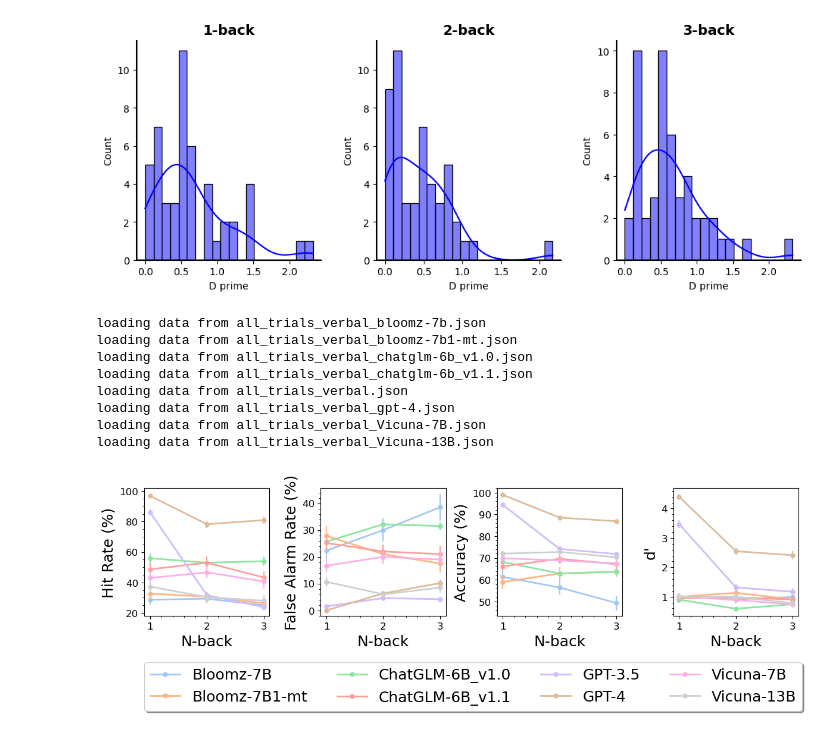
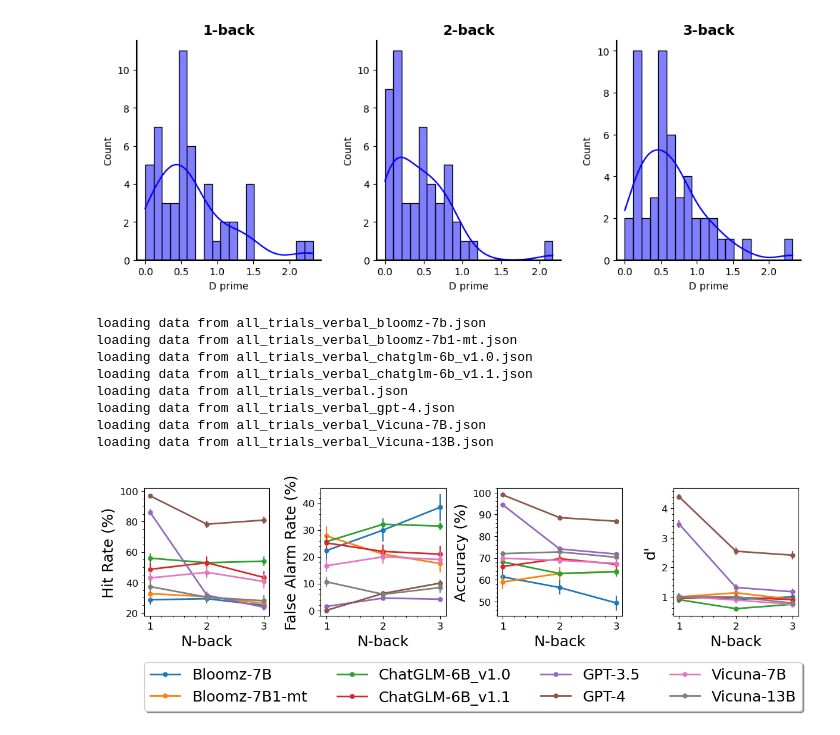
Before and after one commit to Daniel-Gong/ChatGPT-WM, a Jupyter notebook: analysis_across_exps.ipynb, the cells around one changed output. Drawn from its saved outputs; the diff is of its cells as text; code cells hidden in the pictures.

```diff
--- a/analysis_across_exps.ipynb
+++ b/analysis_across_exps.ipynb
@@ -378,18 +379,21 @@ def plot_heatmap(df, measure):
 for measure in ["hit_rate", "false_alarm_rate", "accuracy", "d_prime"]:
     plot_heatmap(df, measure)
 # %%
-# load data from multiple spatial task experiments
-def load_data_from_spatial_experiments(exps):
+
+# load data from multiple experiments
+def load_data_from_experiments(exps):
     # load data from every element in exps
-    spatial_exps = {}
+    all_exps = {}
     for exp in exps:
-        with open(exp, "r") as f:
+        file_path = os.path.join(current_dir, "results", exp)
+        with open(file_path, "r") as f:
             print("loading data from "+exp)
-            spatial_exps[exp] = json.load(f)
-    return spatial_exps
+            # path relative to the 'results' folder in the current directory + exp
+            all_exps[exp] = json.load(f)
+    return all_exps
 # %%
-exps = ['all_trials_spatial_3*3.json', 'all_trials_spatial_with_noise.json', 'all_trials_spatial_think_by_step.json', 'all_trials_spatial_3*3_feedback.json']
-spatial_exps = load_data_from_spatial_experiments(exps)
+exps = ['all_trials_spatial_3*3.json', 'all_trials_spatial_with_noise.json', 'all_trials_spatial_think_by_step.json', 'all_trials_spatial_feedback.json']
+spatial_exps = load_data_from_experiments(exps)
 
 # compute summary statistics for the spatial task experiments
 summary_stats_spatial_exps = {}
@@ -519,7 +523,7 @@ Distribution plot for d_prime:
 [figure]
 # %%
 exps = ['all_trials_spatial_3*3.json', 'all_trials_spatial_4*4.json', 'all_trials_spatial_5*5.json', 'all_trials_spatial_7*7.json']
-spatial_exps_grid = load_data_from_spatial_experiments(exps)
+spatial_exps_grid = load_data_from_experiments(exps)
 
 # compute summary statistics for the spatial task experiments
 summary_stats_spatial_exps_grid = {}
@@ -644,7 +648,7 @@ Distribution plot for d_prime:
 [figure]
 # %%
 exps = ['all_trials_spatial_3*3.json', 'all_trials_spatial_abstraction.json', 'all_trials_spatial_abstraction_2.json']
-spatial_exps_abstraction = load_data_from_spatial_experiments(exps)
+spatial_exps_abstraction = load_data_from_experiments(exps)
 
 # compute summary statistics for the spatial task experiments
 summary_stats_spatial_exps_abstraction = {}
@@ -766,50 +770,51 @@ Distribution plot for d_prime:
 [figure]
 # %%
 exps = ['all_trials_verbal_bloomz-7b.json','all_trials_verbal_bloomz-7b1-mt.json','all_trials_verbal_chatglm-6b_v1.0.json','all_trials_verbal_chatglm-6b_v1.1.json','all_trials_verbal.json','all_trials_verbal_gpt-4.json','all_trials_verbal_Vicuna-7B.json','all_trials_verbal_Vicuna-13B.json']
-spatial_exps_abstraction = load_data_from_spatial_experiments(exps)
+blocks = 30 # changed to 30 to shorten the time
+verbal_exps = load_data_from_experiments(exps)
 
-# compute summary statistics for the spatial task experiments
-summary_stats_spatial_exps_abstraction = {}
-raw_data_spatial_exps_abstraction = {}
+# compute summary statistics for the experiments
+summary_stats_exps = {}
+raw_data_exps = {}
 for exp_name in exps:
-    summary_stats_spatial_exps_abstraction[exp_name],raw_data_spatial_exps_abstraction[exp_name] = compute_summary_stats(spatial_exps_abstraction[exp_name], exp_name, n_list, blocks)
+    summary_stats_exps[exp_name],raw_data_exps[exp_name] = compute_summary_stats(verbal_exps[exp_name], exp_name, n_list, blocks)
 
-# plot performance for the spatial task experiments
+# plot performance for the experiments
 fig, axes = plt.subplots(1, 4, figsize=(12, 3), sharex=True)
 axes = axes.flatten()
-palette = sns.color_palette("pastel", n_colors=8)
+palette = sns.color_palette()
 line_styles = ['-', '-', '-', '-', '-', '-', '-', '-']
 
 for i, (measure, ylabel) in enumerate(zip(["hit_rate", "false_alarm_rate", "accuracy", "d_prime"],
                                             ["Hit Rate (%)", "False Alarm Rate (%)", "Accuracy (%)", "d'"])):
     ax = axes[i]
-    for j, (summary_stats, label) in enumerate(zip([summary_stats_spatial_exps_abstraction[exp] for exp in exps],
+    for j, (summary_stats, label) in enumerate(zip([summary_stats_exps[exp] for exp in exps],
                                     ["Bloomz-7B", "Bloomz-7B1-mt", "ChatGLM-6B_v1.0", "ChatGLM-6B_v1.1", "GPT-3.5", "GPT-4", "Vicuna-7B", "Vicuna-13B"])):
 
         ax.plot(n_list, [summary_stats[n][measure]["mean"] for n in n_list], label=label,  color=palette[j], linestyle=line_styles[j], linewidth=2,marker='o', markersize=5)
         ax.errorbar(n_list, [summary_stats[n][measure]["mean"] for n in n_list],
                     yerr=[summary_stats[n][measure]["stderr"] for n in n_list], fmt='none',  ecolor=palette[j], alpha=1)
 
     ax.set_ylabel(ylabel, fontsize=18)
     ax.grid(False)
     ax.xaxis.set_minor_locator(ticker.AutoMinorLocator())
     ax.yaxis.set_minor_locator(ticker.AutoMinorLocator())
     ax.tick_params(axis='both', which='both', labelsize=12)
     ax.set_xlabel("N-back", fontsize=18)
 
 plt.tight_layout()
 plt.legend(loc='upper center', bbox_to_anchor=(-1.6, -0.3), fancybox=True, shadow=True, ncol=4, fontsize=18)
 plt.show()
 
 # save figure
 fig.savefig(os.path.join("figures", "performance_on_verbal_all_models.pdf"), format="pdf", dpi=300, bbox_inches='tight')
 # %% [output]
 loading data from all_trials_verbal_bloomz-7b.json
 loading data from all_trials_verbal_bloomz-7b1-mt.json
 loading data from all_trials_verbal_chatglm-6b_v1.0.json
 loading data from all_trials_verbal_chatglm-6b_v1.1.json
 loading data from all_trials_verbal.json
 loading data from all_trials_verbal_gpt-4.json
 loading data from all_trials_verbal_Vicuna-7B.json
 loading data from all_trials_verbal_Vicuna-13B.json
-[figure, old version]
+[figure, new version]
```
Also changed, not shown: parts of 8 cells of this notebook.
